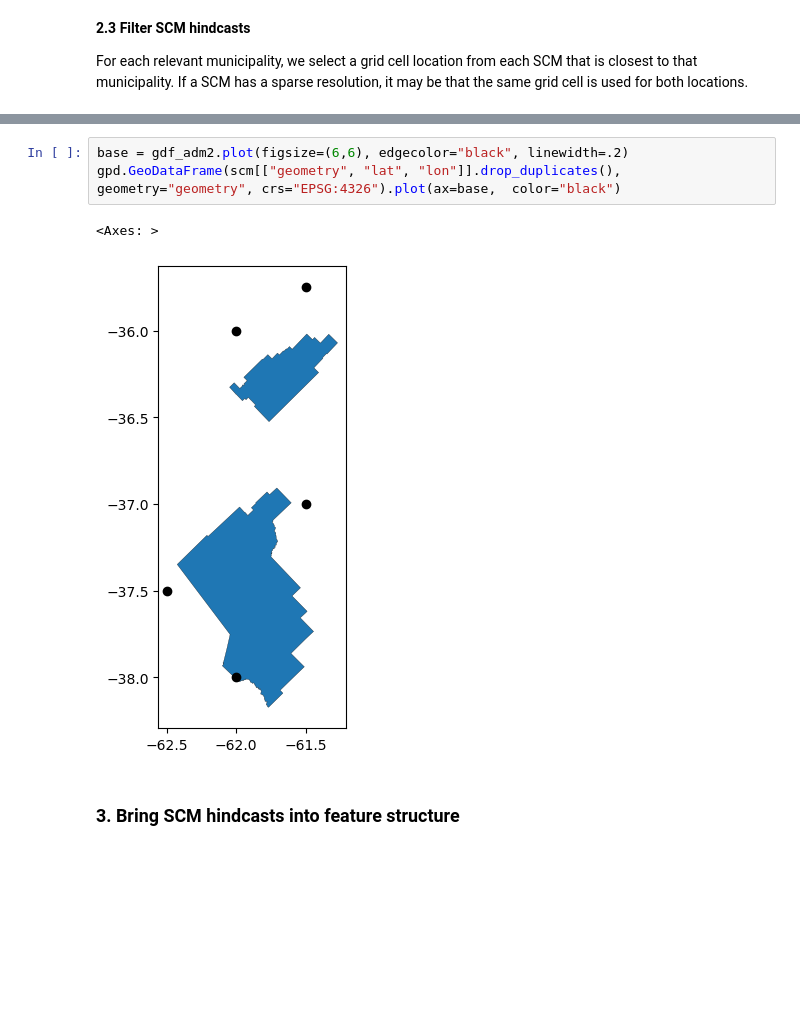
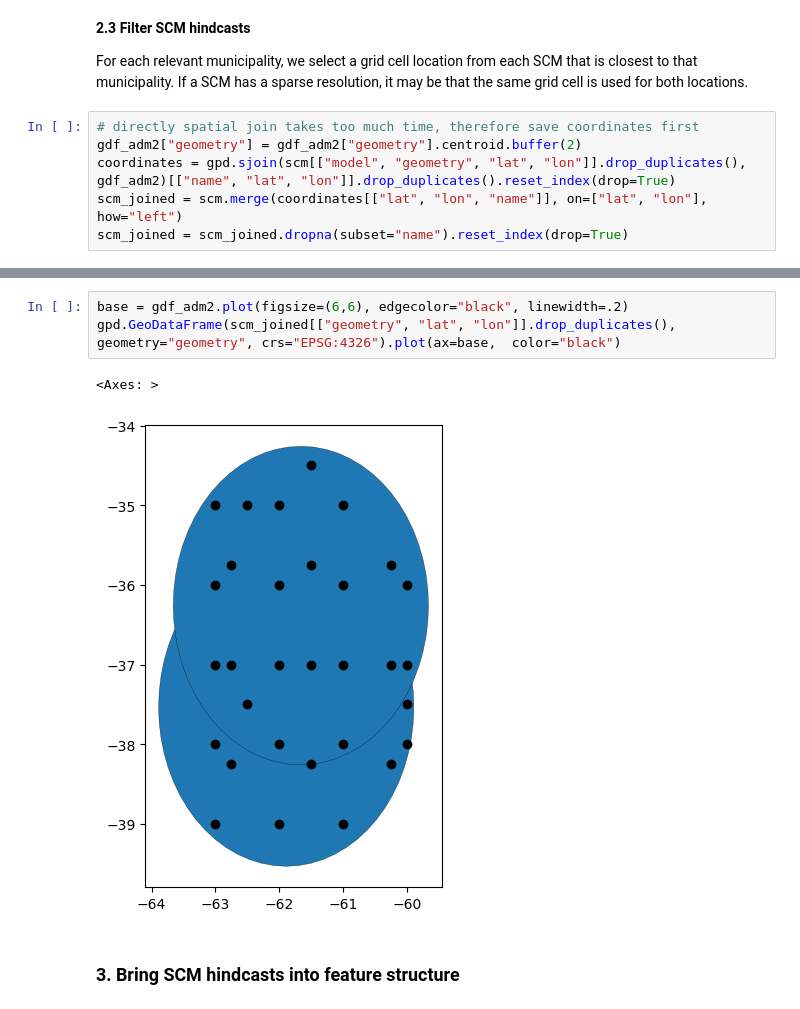
Before and after one commit to mzachow/wheat-yield-forecast-argentina, a Jupyter notebook: 4_prepare_scm_data.ipynb, the cells around one changed output, grey strips where cells are left out. Cells and saved outputs as stored; diff of their text form; blank space fills up the shorter version.

Commit message:
include buffer to location selection

```diff
--- a/4_prepare_scm_data.ipynb
+++ b/4_prepare_scm_data.ipynb
@@ -97,3 +92,9 @@ gpd.GeoDataFrame(scm.loc[:, ["geometry", "lat", "lon"]].drop_duplicates(), geome
 **2.3 Filter SCM hindcasts**
 
 For each relevant municipality, we select a grid cell location from each SCM that is closest to that municipality. If a SCM has a sparse resolution, it may be that the same grid cell is used for both locations.
+# %%
+# directly spatial join takes too much time, therefore save coordinates first
+gdf_adm2["geometry"] = gdf_adm2["geometry"].centroid.buffer(2)
+coordinates = gpd.sjoin(scm[["model", "geometry", "lat", "lon"]].drop_duplicates(), gdf_adm2)[["name", "lat", "lon"]].drop_duplicates().reset_index(drop=True)
+scm_joined = scm.merge(coordinates[["lat", "lon", "name"]], on=["lat", "lon"], how="left")
+scm_joined = scm_joined.dropna(subset="name").reset_index(drop=True)
@@ -118,10 +139,10 @@ scm = scm.merge(filtered_scm, on=["model", "lat", "lon", "geometry"]).dropna()
 #scm["location"] = scm["location"].str.replace("buenos aires ", "")
 # %%
 base = gdf_adm2.plot(figsize=(6,6), edgecolor="black", linewidth=.2)
-gpd.GeoDataFrame(scm[["geometry", "lat", "lon"]].drop_duplicates(), geometry="geometry", crs="EPSG:4326").plot(ax=base,  color="black")
+gpd.GeoDataFrame(scm_joined[["geometry", "lat", "lon"]].drop_duplicates(), geometry="geometry", crs="EPSG:4326").plot(ax=base,  color="black")
 # %% [output]
 <Axes: >
-[figure, old version]
+[figure, new version]
 # %% [markdown]
 ### 3. Bring SCM hindcasts into feature structure
 # %%
```
Also changed, not shown: parts of 34 cells of this notebook, 5 other files.
